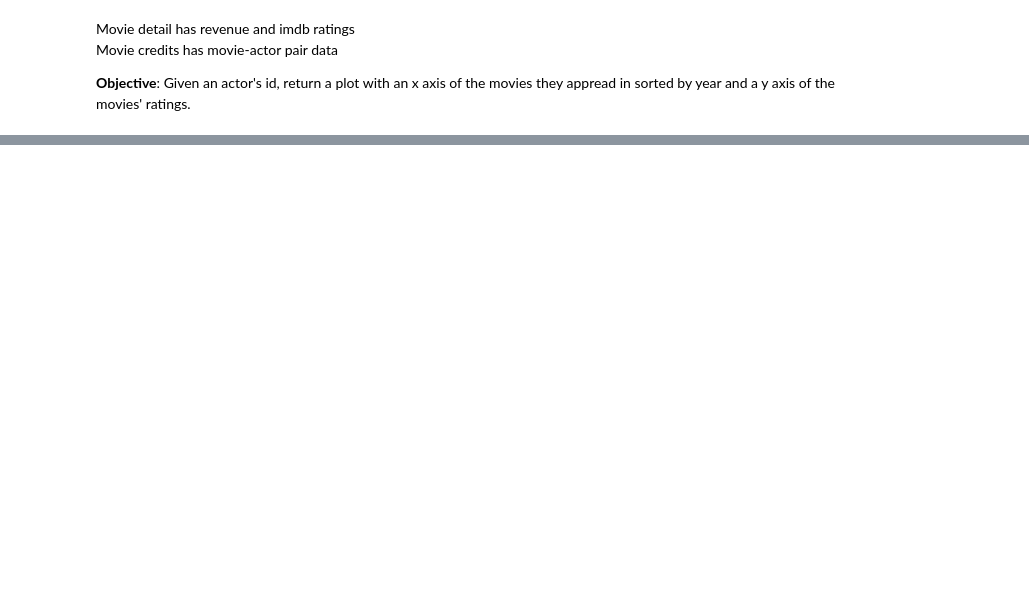
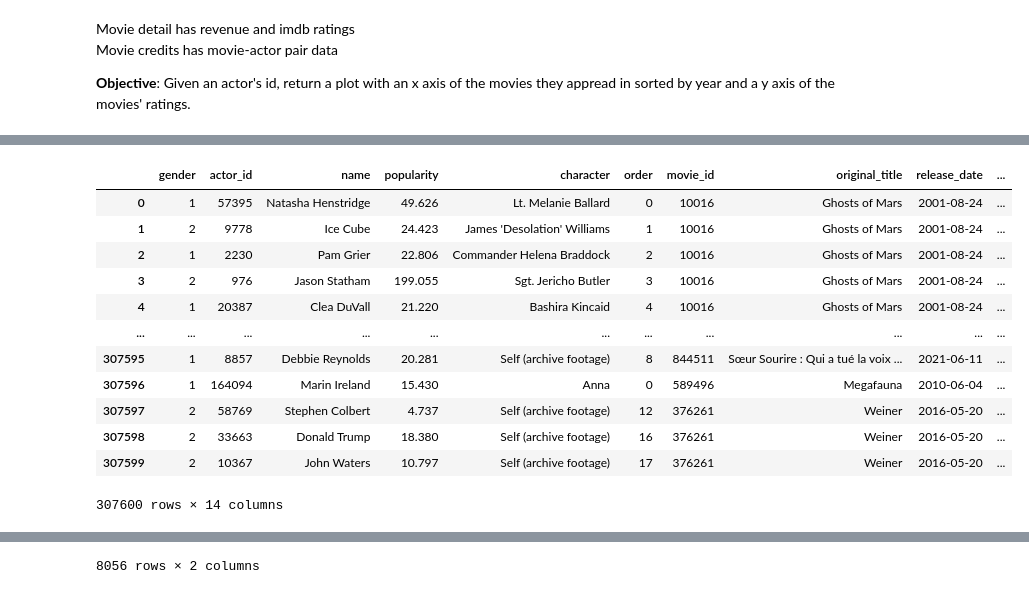
Before and after one commit to epfl-ada/ada-2023-project-cinemada, a Jupyter notebook: Preprocessing/fame.ipynb, the cells around one changed output, grey strips where cells are left out. Drawn from its saved outputs; the diff is of its cells as text; code cells hidden in the pictures; blank space fills up the shorter version.

```diff
--- a/Preprocessing/fame.ipynb
+++ b/Preprocessing/fame.ipynb
@@ -354,0 +241,5 @@ See the caveats in the documentation: https://pandas.pydata.org/pandas-docs/stab
+# %%
+# transform acting_in_2003_and_later.csv into a dataframe
+import pandas as pd
+actors_df = pd.read_csv('../Data/preprocessed_data/tmdb_acting_in_2003_and_later.csv')
+display(actors_df)
@@ -354,0 +303,37 @@ See the caveats in the documentation: https://pandas.pydata.org/pandas-docs/stab
+# %%
+#display(full_actors_df)
+#full_actors_df.to_csv('../Data/preprocessed_data/full_actors_db.csv', index=False)
+full_actors_df = pd.read_csv('../Data/preprocessed_data/full_actors_db.csv')
+# display(full_actors_df)
+# %%
+import pandas as pd
+# remove rows where the imdb_average_rating is NaN
+full_actors_df = full_actors_df.dropna(subset=['imdb_average_rating'])
+# Filter full_actors_df to keep only the actors in actors_df
+full_actors_df = full_actors_df[full_actors_df['name'].isin(actors_df['name'])]
+
+full_actors_df.reset_index(drop=True, inplace=True)
+full_actors_df.to_csv('../Data/preprocessed_data/full_actors_filtered_db.csv', index=False)
+# full_actors_df = pd.read_csv('../Data/preprocessed_data/full_actors_filtered_db.csv')
+display(full_actors_df)
+
+# calculate the number of movies each actor has played in and add the column number_of_movies
+number_of_movies = full_actors_df.groupby('name')['movie_id'].nunique()
+number_of_movies_df = pd.DataFrame(number_of_movies)
+number_of_movies_df.reset_index(inplace=True)
+number_of_movies_df.rename(columns={'movie_id': 'number_of_movies'}, inplace=True)
+display(number_of_movies_df)
+# %% [output]
+|  | gender | actor_id | name | popularity | character | order | movie_id | original_title | release_date | ... |
+| 0 | 1 | 57395 | Natasha Henstridge | 49.626 | Lt. Melanie Ballard | 0 | 10016 | Ghosts of Mars | 2001-08-24 | ... |
+| 1 | 2 | 9778 | Ice Cube | 24.423 | James 'Desolation' Williams | 1 | 10016 | Ghosts of Mars | 2001-08-24 | ... |
+| 2 | 1 | 2230 | Pam Grier | 22.806 | Commander Helena Braddock | 2 | 10016 | Ghosts of Mars | 2001-08-24 | ... |
+| 3 | 2 | 976 | Jason Statham | 199.055 | Sgt. Jericho Butler | 3 | 10016 | Ghosts of Mars | 2001-08-24 | ... |
+| 4 | 1 | 20387 | Clea DuVall | 21.220 | Bashira Kincaid | 4 | 10016 | Ghosts of Mars | 2001-08-24 | ... |
+| ... | ... | ... | ... | ... | ... | ... | ... | ... | ... | ... |
+| 307595 | 1 | 8857 | Debbie Reynolds | 20.281 | Self (archive footage) | 8 | 844511 | Sœur Sourire : Qui a tué la voix ... | 2021-06-11 | ... |
+| 307596 | 1 | 164094 | Marin Ireland | 15.430 | Anna | 0 | 589496 | Megafauna | 2010-06-04 | ... |
+| 307597 | 2 | 58769 | Stephen Colbert | 4.737 | Self (archive footage) | 12 | 376261 | Weiner | 2016-05-20 | ... |
+| 307598 | 2 | 33663 | Donald Trump | 18.380 | Self (archive footage) | 16 | 376261 | Weiner | 2016-05-20 | ... |
+| 307599 | 2 | 10367 | John Waters | 10.797 | Self (archive footage) | 17 | 376261 | Weiner | 2016-05-20 | ... |
+307600 rows × 14 columns
@@ -354,0 +352 @@ See the caveats in the documentation: https://pandas.pydata.org/pandas-docs/stab
+8056 rows × 2 columns
```
Also changed, not shown: parts of 28 cells of this notebook.
